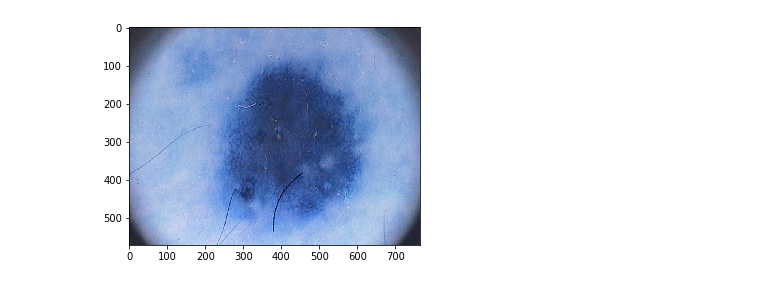
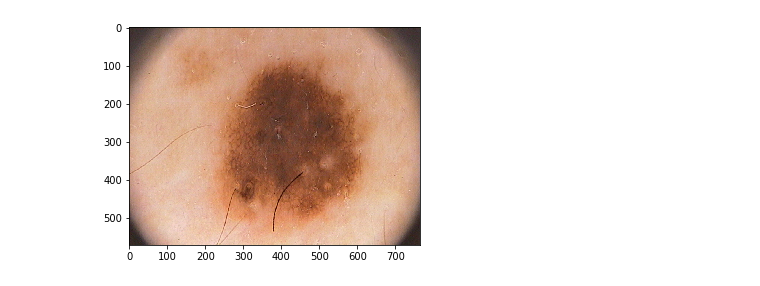
Before and after one commit to shathaa/MelanomaDetector, a Jupyter notebook: image_preprocessing.ipynb, the cells around one changed output. Saved outputs shown, nothing was run; the diff lists cells and outputs as text; code cells hidden in the pictures.

Commit message:
Add files via upload
new preprocess

```diff
--- a/image_preprocessing.ipynb
+++ b/image_preprocessing.ipynb
@@ -7,20 +11,31 @@ from tqdm import tqdm
 # %%
 DATADIR ="PH2Dataset/PH2.19/train/"
-#DATADIR = "derma-diseases/dataset/train/"
+IMG_width = 300
+IMG_hight = 200
+training_data = []
+X = []
+y = []
 # %%
+from keras.preprocessing.image import img_to_array
+from keras.preprocessing.image import load_img
+# load an image from file
+from keras.preprocessing.image import load_img
+# load an image from file
 CATEGORIES = ["Atypical Nevus","Common Nevus","Melanoma"]
 #CATEGORIES = ["melanoma","nevus",'seborrheic_keratosis']
-
 #this section for testing join path succefully- shold apear an image after run it
-
 for category in CATEGORIES:  # do melanoma and nevi
-    path = os.path.join(DATADIR,category)  # create path to melanoma and nevi
+    path = os.path.join(DATADIR,category)
+    # create path to melanoma and nevi
     for img in os.listdir(path):  # iterate over each image per melanoma and nevi
-        img_array = cv2.imread(os.path.join(path,img) ,cv2.COLOR_BGR2RGB)  # convert to array
-        plt.imshow(img_array)  # graph it
+        image = load_img(path+'/'+img,target_size=(IMG_width, IMG_hight))
+        plt.imshow(image)  # graph it
         plt.show()  # display!
+        image = img_to_array(image)
+        image = image.reshape((-1, image.shape[0], image.shape[1], image.shape[2]))
+        image = preprocess_input(image)
 
         break  # we just want one for now so break
     break  #...and one more!
 # %% [output]
-[figure, old version]
+[figure, new version]
```
Also changed, not shown: parts of 7 cells of this notebook.
